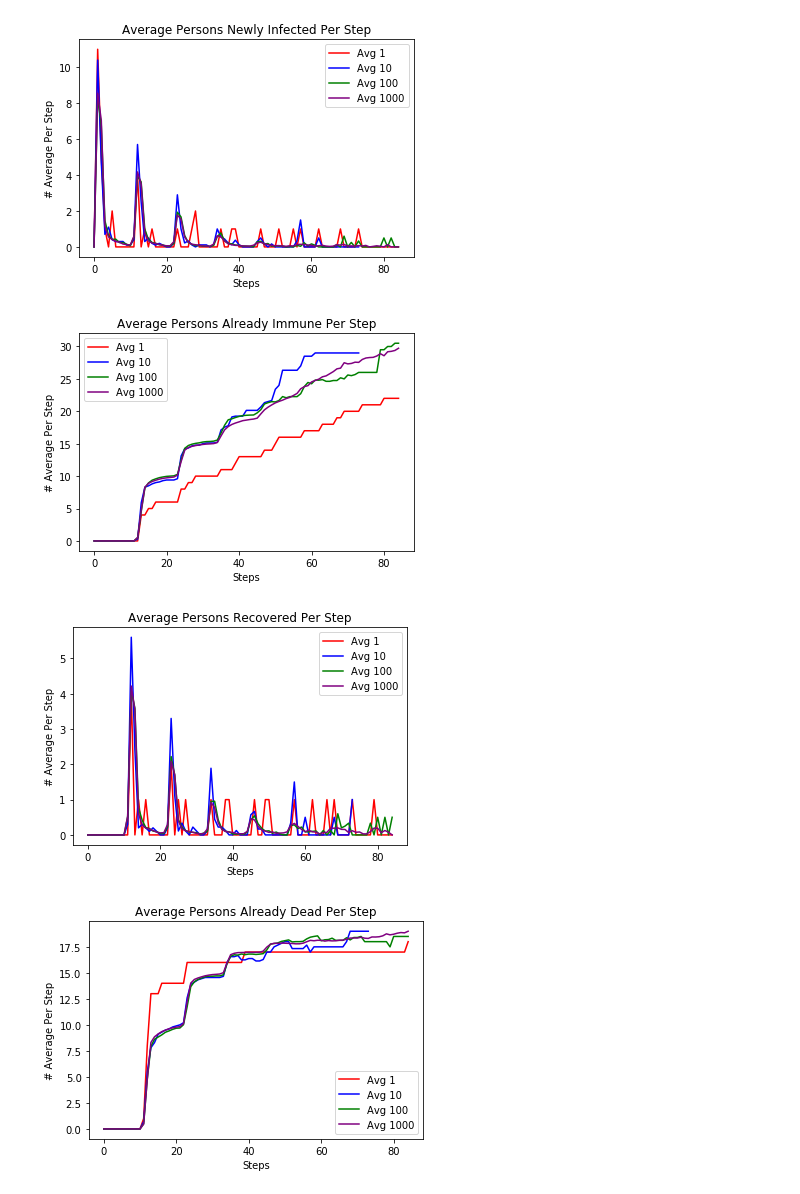
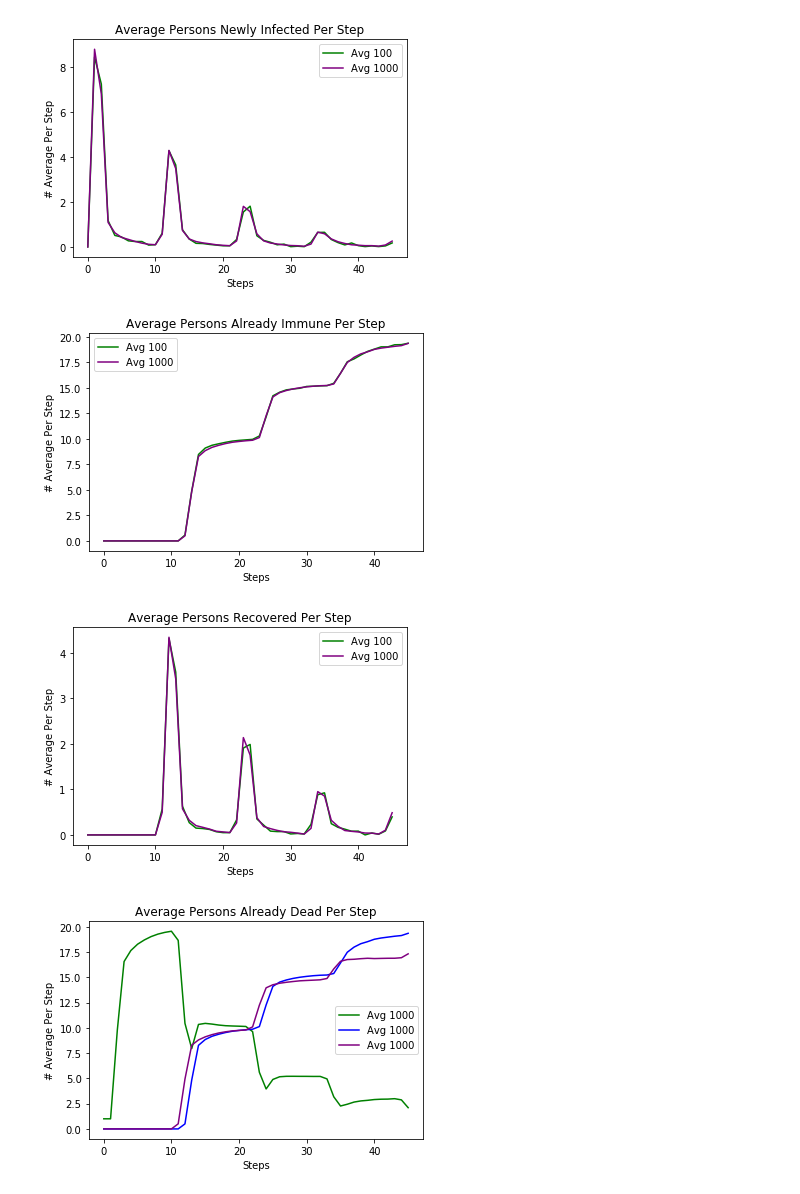
Before and after one commit to CNVanegas/154-COVID-19-SIM, a Jupyter notebook: 154 SimProject.ipynb, the cells around one changed output. Drawn from its saved outputs; the diff is of its cells as text; code cells hidden in the pictures.

```diff
--- a/154 SimProject.ipynb
+++ b/154 SimProject.ipynb
@@ -703,8 +765,6 @@ ax = plt.gca()
 plt.title('Average Already Infected Per Step')
 plt.xlabel('Steps')
 plt.ylabel('# Average Per Step')
-partCAlreadyInfected.plot(kind='line',y='Avg 1',color = 'red',ax=ax)
-partCAlreadyInfected.plot(kind='line',y='Avg 10',color = 'blue',ax=ax)
 partCAlreadyInfected.plot(kind='line',y='Avg 100',color = 'green',ax=ax)
 partCAlreadyInfected.plot(kind='line',y='Avg 1000',color = 'purple',ax=ax)
 plt.savefig('partCAlreadyInfected.png', transparent=True)
@@ -715,8 +775,6 @@ ax = plt.gca()
 plt.title('Average Persons Newly Infected Per Step')
 plt.xlabel('Steps')
 plt.ylabel('# Average Per Step')
-partCGotInfected.plot(kind='line',y='Avg 1',color = 'red', ax = ax)
-partCGotInfected.plot(kind ='line',y='Avg 10',color = 'blue',ax = ax)
 partCGotInfected.plot(kind='line',y='Avg 100', color='green',ax = ax)
 partCGotInfected.plot(kind='line',y='Avg 1000',color = 'purple',ax = ax)
 plt.savefig('partCGotInfected.png', transparent=True)
@@ -726,8 +784,6 @@ ax = plt.gca()
 plt.title('Average Persons Already Immune Per Step')
 plt.xlabel('Steps')
 plt.ylabel('# Average Per Step')
-partCAvgRecovered.plot(kind='line',y='Avg 1',color = 'red', ax = ax)
-partCAvgRecovered.plot(kind ='line',y='Avg 10',color = 'blue',ax = ax)
 partCAvgRecovered.plot(kind='line',y='Avg 100', color='green',ax = ax)
 partCAvgRecovered.plot(kind='line',y='Avg 1000',color = 'purple',ax = ax)
 plt.savefig('partCAvgRecovered.png', transparent=True)
@@ -738,8 +794,6 @@ ax = plt.gca()
 plt.title('Average Persons Recovered Per Step')
 plt.xlabel('Steps')
 plt.ylabel('# Average Per Step')
-partCAvgRecoveredStep.plot(kind='line',y='Avg 1',color = 'red',ax=ax)
-partCAvgRecoveredStep.plot(kind='line',y='Avg 10',color = 'blue',ax=ax)
 partCAvgRecoveredStep.plot(kind='line',y='Avg 100',color = 'green',ax=ax)
 partCAvgRecoveredStep.plot(kind='line',y='Avg 1000',color = 'purple',ax=ax)
 plt.savefig('partCAvgRecoveredStep.png', transparent=True)
@@ -749,9 +803,8 @@ ax = plt.gca()
 plt.title('Average Persons Already Dead Per Step')
 plt.xlabel('Steps')
 plt.ylabel('# Average Per Step')
-partCAvgDied.plot(kind='line',y='Avg 1',color = 'red', ax = ax)
-partCAvgDied.plot(kind ='line',y='Avg 10',color = 'blue',ax = ax)
-partCAvgDied.plot(kind='line',y='Avg 100', color='green',ax = ax)
+partCAlreadyInfected.plot(kind='line',y='Avg 1000',color = 'green',ax=ax)
+partCAvgRecovered.plot(kind='line',y='Avg 1000',color = 'blue',ax = ax)
 partCAvgDied.plot(kind='line',y='Avg 1000',color = 'purple',ax = ax)
 plt.savefig('partCAvgDied.png', transparent=True)
 plt.show()
@@ -760,8 +813,6 @@ ax = plt.gca()
 plt.title('Average Persons Died Per Step')
 plt.xlabel('Steps')
 plt.ylabel('# Average Per Step')
-partCAvgDeadStep.plot(kind='line',y='Avg 1',color = 'red',ax=ax)
-partCAvgDeadStep.plot(kind='line',y='Avg 10',color = 'blue',ax=ax)
 partCAvgDeadStep.plot(kind='line',y='Avg 100',color = 'green',ax=ax)
 partCAvgDeadStep.plot(kind='line',y='Avg 1000',color = 'purple',ax=ax)
 plt.savefig('partCAvgDeadStep.png', transparent=True)
@@ -771,4 +822,4 @@ plt.show()
-[figure, old version]
+[figure, new version]
-[figure, old version]
+[figure, new version]
-[figure, old version]
+[figure, new version]
-[figure, old version]
+[figure, new version]
```
Also changed, not shown: parts of 12 cells of this notebook, 23 other files.
